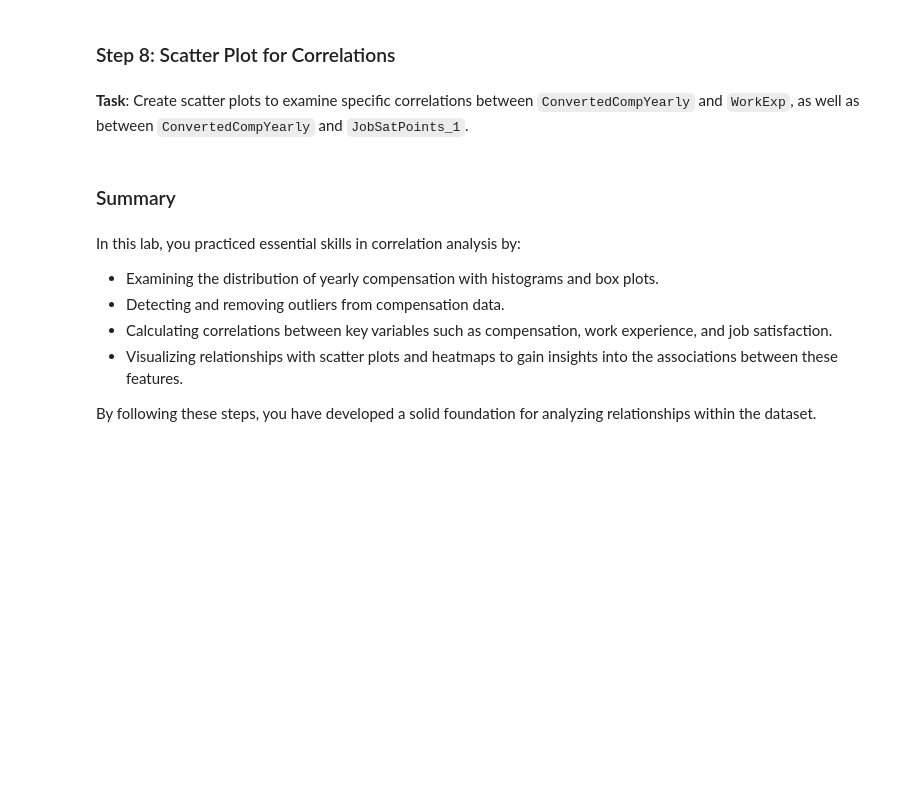
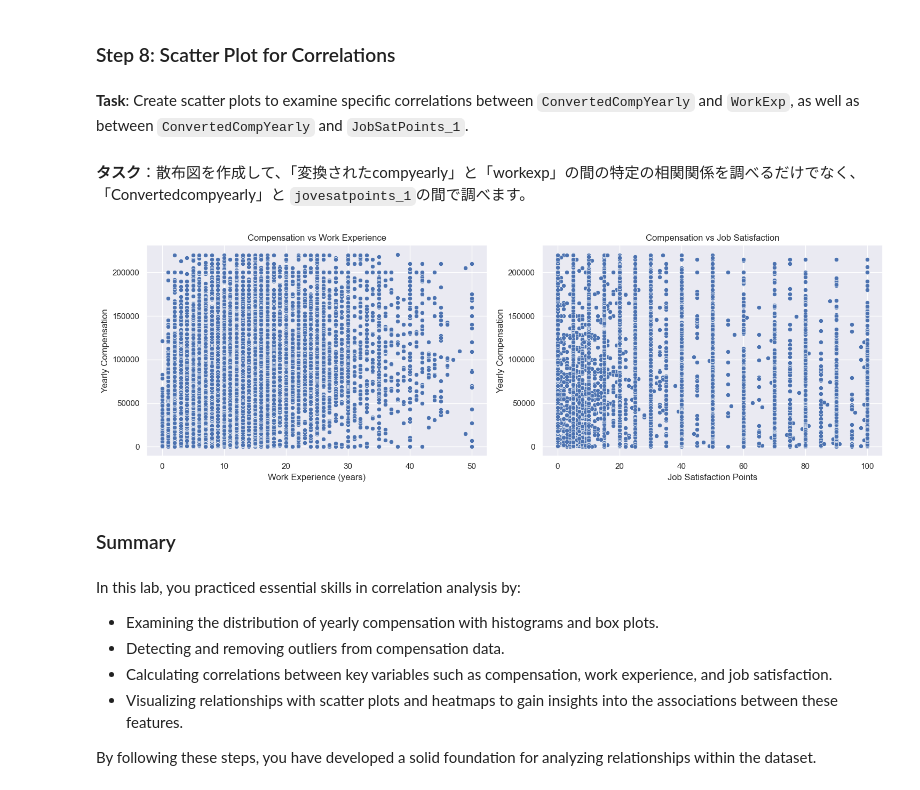
Before and after one commit to Seitaro1012/IBM_Data-Analyst_CapstoneProject, a Jupyter notebook: Task3/Lab 13 Finding Correlation.ipynb, the cells around one changed output. Cells and saved outputs as stored; diff of their text form; code cells hidden in the pictures; blank space fills up the shorter version.

```diff
--- a/Task3/Lab 13 Finding Correlation.ipynb
+++ b/Task3/Lab 13 Finding Correlation.ipynb
@@ -82,3 +194,27 @@ Explore the range of compensation in the ConvertedCompYearly column by analyzing
+# %% [markdown]
+**タスク**：散布図を作成して、「変換されたcompyearly」と「workexp」の間の特定の相関関係を調べるだけでなく、「Convertedcompyearly」と `jovesatpoints_1`の間で調べます。
+# %%
+## Write your code here
+
+# Create a figure with two subplots
+fig, (ax1, ax2) = plt.subplots(1, 2, figsize=(15, 5))
+
+# Scatter plot for ConvertedCompYearly vs WorkExp
+sns.scatterplot(data=df_no_outliers, x='WorkExp', y='ConvertedCompYearly', ax=ax1)
+ax1.set_title('Compensation vs Work Experience')
+ax1.set_xlabel('Work Experience (years)')
+ax1.set_ylabel('Yearly Compensation')
+
+# Scatter plot for ConvertedCompYearly vs JobSatPoints_1
+sns.scatterplot(data=df_no_outliers, x='JobSatPoints_1', y='ConvertedCompYearly', ax=ax2)
+ax2.set_title('Compensation vs Job Satisfaction')
+ax2.set_xlabel('Job Satisfaction Points')
+ax2.set_ylabel('Yearly Compensation')
+
+plt.tight_layout()
+plt.show()
+# %% [output]
+[figure, added]
 # %% [markdown]
 <h3>Summary</h3>
 # %% [markdown]
```
Also changed, not shown: parts of 21 cells of this notebook.
